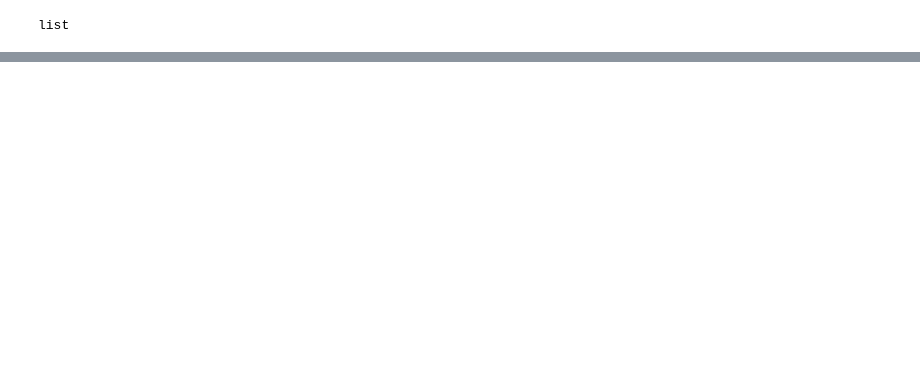
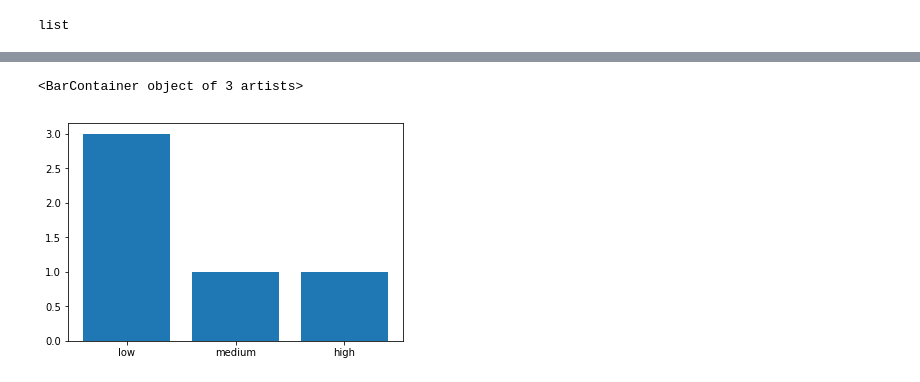
Before and after one commit to BitFlippa27/DataScience, a Jupyter notebook: JuypterNotebooks/data_science.ipynb, the cells around one changed output, grey strips where cells are left out. Saved outputs shown, nothing was run; the diff lists cells and outputs as text; code cells hidden in the pictures; blank space fills up the shorter version.

```diff
--- a/JuypterNotebooks/data_science.ipynb
+++ b/JuypterNotebooks/data_science.ipynb
@@ -1278,0 +1316,12 @@ list
+# %%
+import pandas as pd
+import numpy as np
+values = {"values":[1,10,500,5000,10000]}
+df = pd.DataFrame(values)
+print(df)
+bins = np.linspace(min(df["values"]), max(df["values"]),4)
+print(bins)
+categories = ["low","medium","high"]
+df["values_binned"] = pd.cut(df["values"], bins, labels=categories, include_lowest=True)
+print(df[['values','values_binned']])
+df
@@ -1278,0 +1348,8 @@ list
+# %%
+%matplotlib inline
+import matplotlib as plt
+from matplotlib import pyplot
+pyplot.bar(categories, df["values_binned"].value_counts())
+# %% [output]
+<BarContainer object of 3 artists>
+[figure, added]
```
Also changed, not shown: parts of 17 cells of this notebook, 10 other files.
